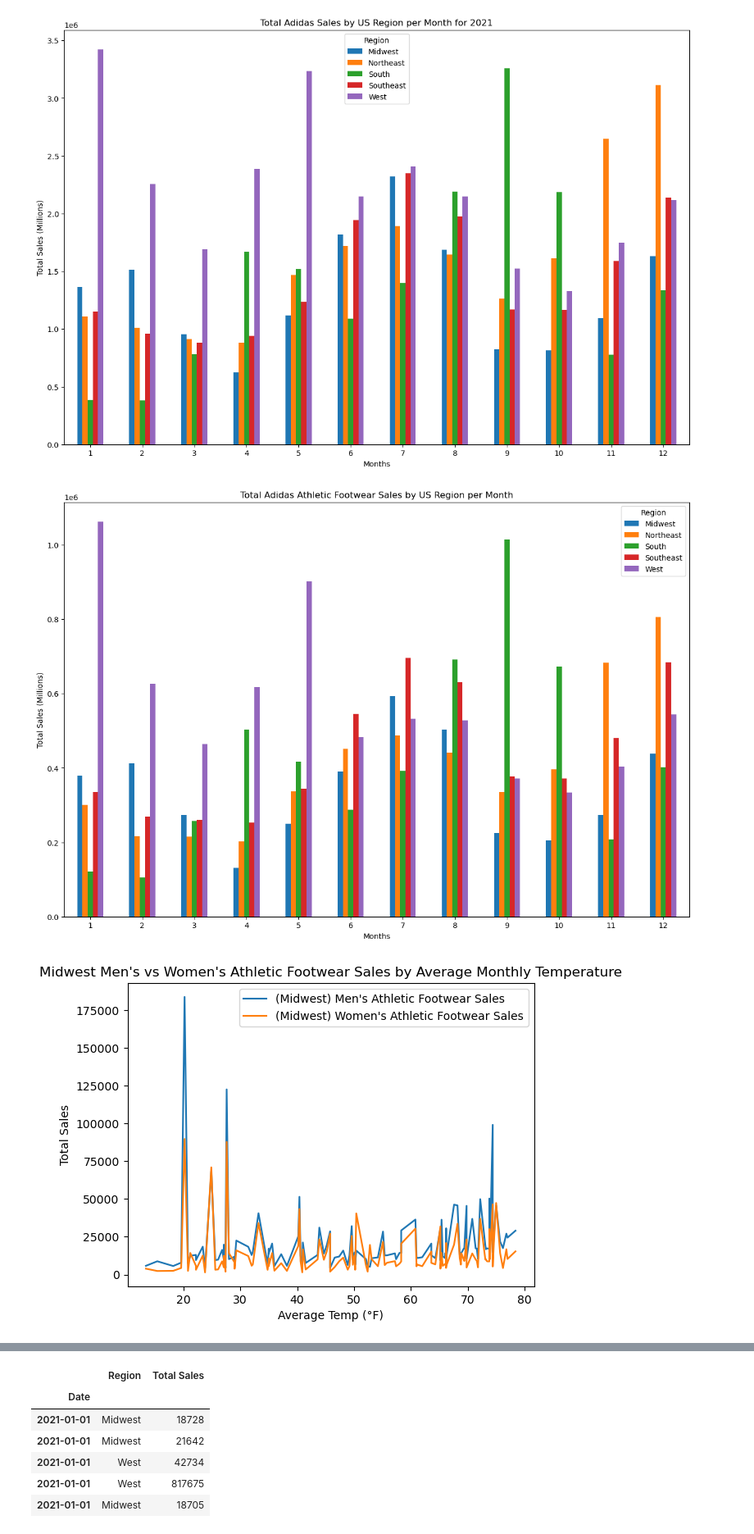
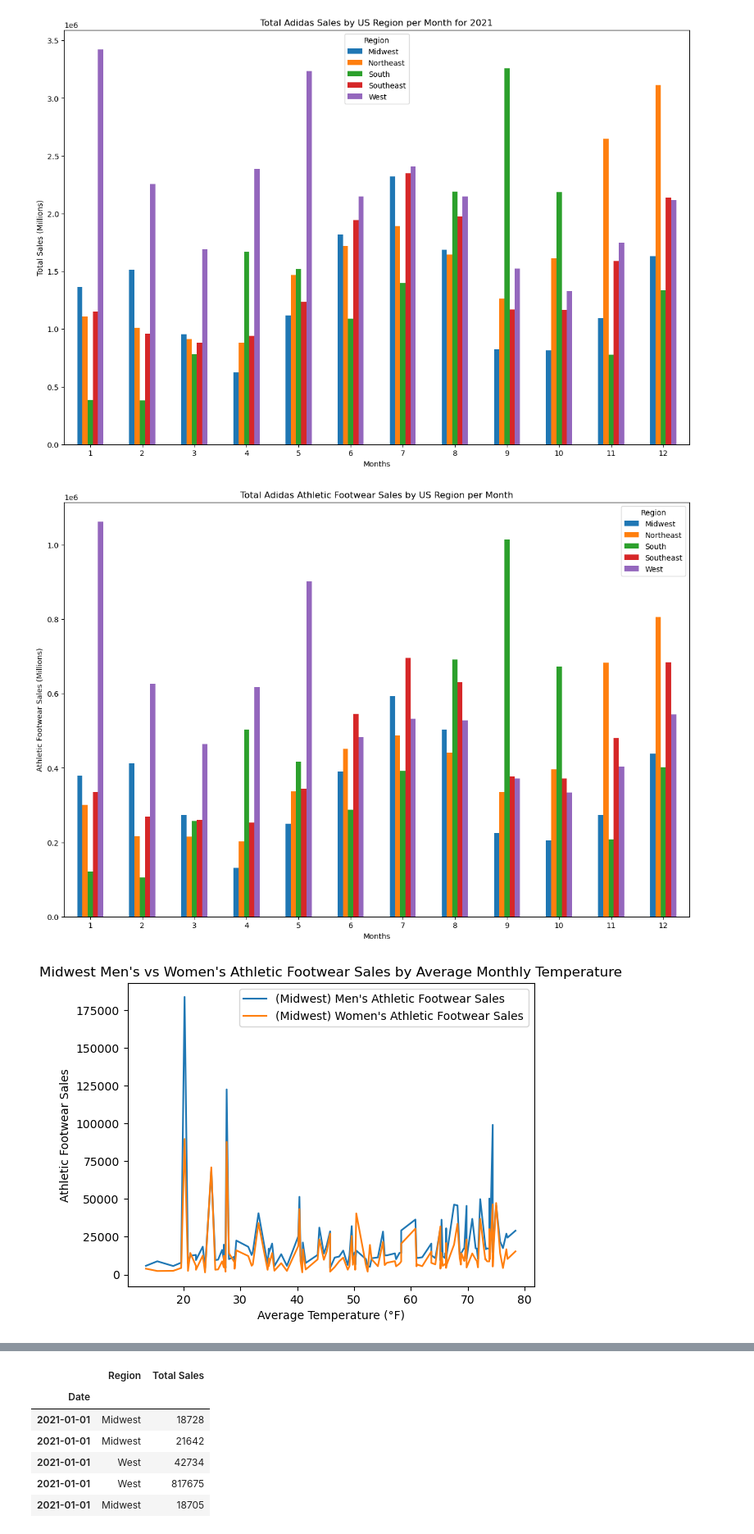
Before and after one commit to Krinnik/adidas_sales_temp_analysis, a Jupyter notebook: nik_workspace.ipynb, the cells around one changed output, grey strips where cells are left out. Shown at 82% size. Drawn from its saved outputs; the diff is of its cells as text; code cells hidden in the pictures.

```diff
--- a/nik_workspace.ipynb
+++ b/nik_workspace.ipynb
@@ -1363,25 +1363,25 @@ adidas_footwear_by_month.pivot(index='Month', columns='Region', values='Total Sa
 
 plt.title('Total Adidas Athletic Footwear Sales by US Region per Month')
 plt.xlabel('Months')
-plt.ylabel('Total Sales (Millions)')
+plt.ylabel('Athletic Footwear Sales (Millions)')
 plt.xticks(rotation=0)
 plt.show()
 # %% [output]
-[figure, old version]
+[figure, new version]
 # %%
 #plotting Midwest men vs womens sales vs temperature trends
 fig, ax = plt.subplots()
 
 
 mw_mens_merged.plot(ax=ax)
 mw_womens_merged.plot(ax=ax)
 
 plt.title('Midwest Men\'s vs Women\'s Athletic Footwear Sales by Average Monthly Temperature')
-plt.xlabel('Average Temp (°F)')
-plt.ylabel('Total Sales')
+plt.xlabel('Average Temperature (°F)')
+plt.ylabel('Athletic Footwear Sales')
 plt.show()
 # %% [output]
-[figure, old version]
+[figure, new version]
 # %%
 #plotting Northeast men vs womens sales vs temperature trends
 fig, ax = plt.subplots()
```
Also changed, not shown: parts of 28 cells of this notebook, 18 other files.
